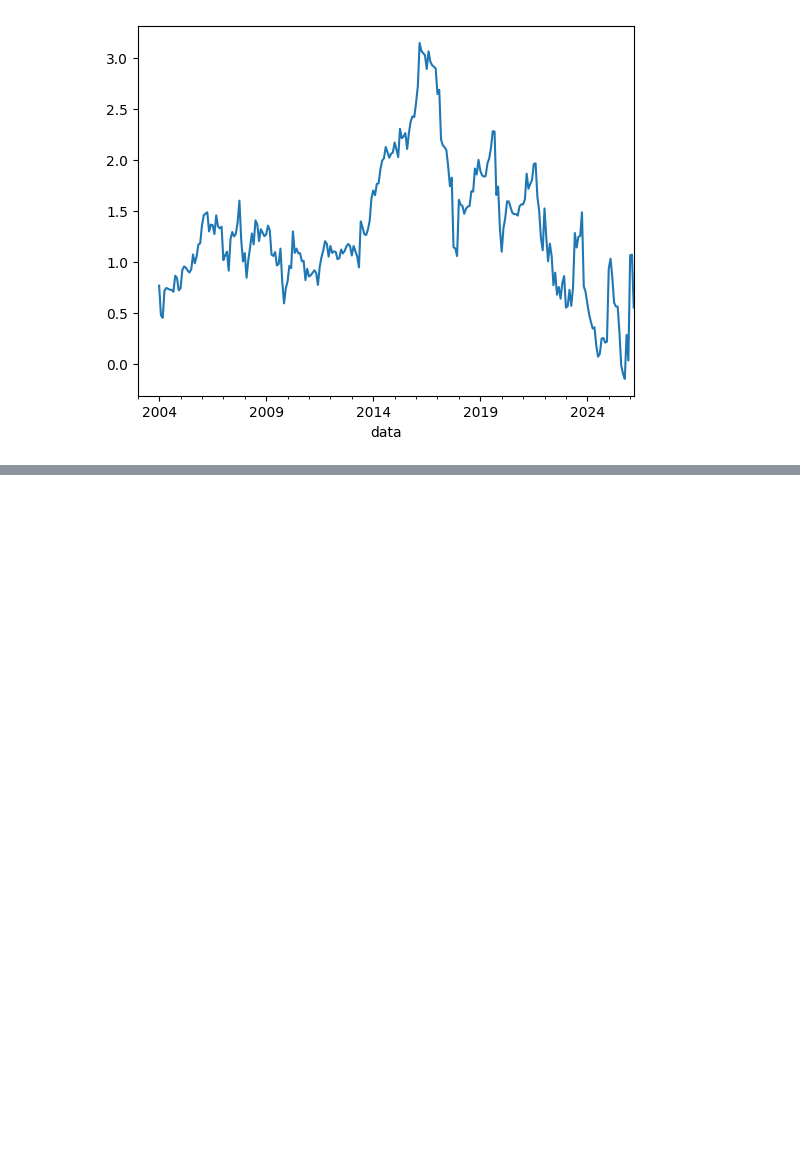
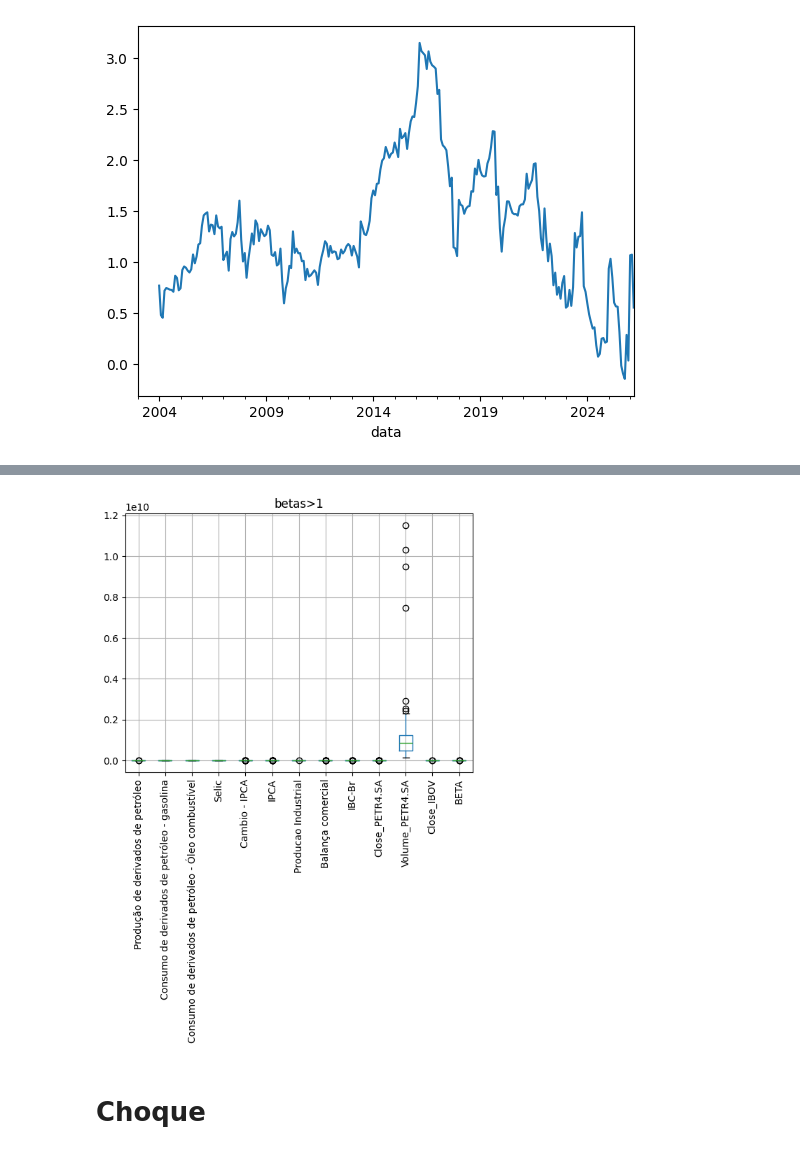
Before and after one commit to WesleySouza13/oil-price-shock-analysis, a Jupyter notebook: notebooks/01_time_series.ipynb, the cells around one changed output, grey strips where cells are left out. Drawn from its saved outputs; the diff is of its cells as text; code cells hidden in the pictures; blank space fills up the shorter version.

Commit message:
choque definido

```diff
--- a/notebooks/01_time_series.ipynb
+++ b/notebooks/01_time_series.ipynb
@@ -516,0 +534,9 @@ df['BETA'].plot()
+# %%
+plt.title('betas>1')
+df[df['BETA']>1].boxplot()
+plt.xticks(rotation=90)
+plt.show()
+# %% [output]
+[figure, added]
+# %% [markdown]
+# Choque
```
Also changed, not shown: parts of 10 cells of this notebook, 1 other file.
